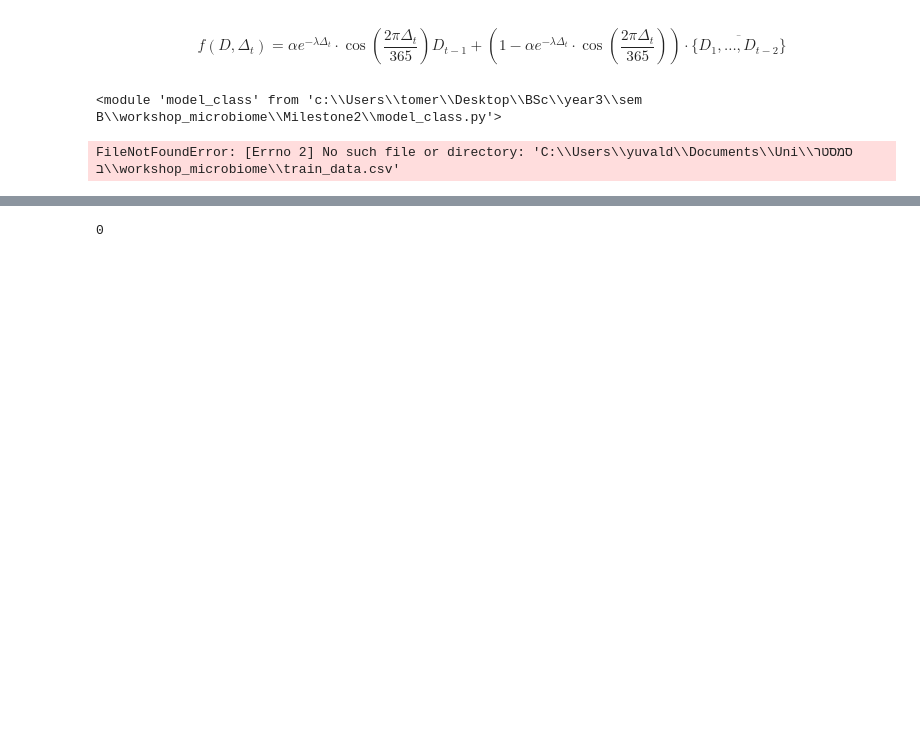
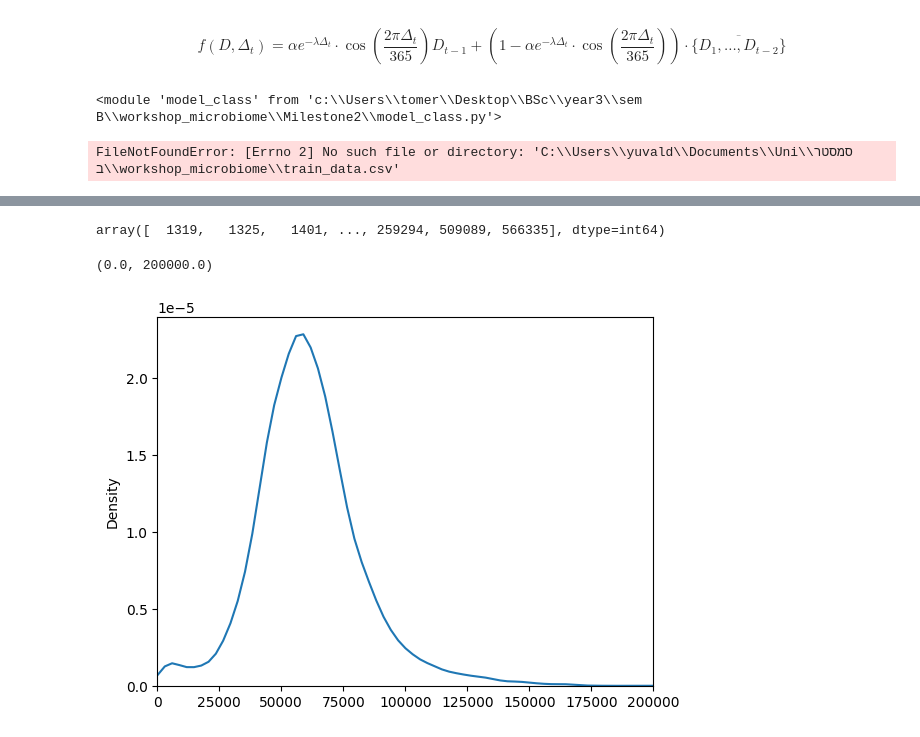
Before and after one commit to yuvaldotan/workshop_microbiome, a Jupyter notebook: Milestone2/model_pipeline.ipynb, the cells around one changed output, grey strips where cells are left out. Cells and saved outputs as stored; diff of their text form; code cells hidden in the pictures; blank space fills up the shorter version.

```diff
--- a/Milestone2/model_pipeline.ipynb
+++ b/Milestone2/model_pipeline.ipynb
@@ -172,4 +70,12 @@ model.baboons = [model.baboons[0]]
-# %%
-model.fit()
-# %% [output]
-0
+# %%
+counts = pd.read_csv(r"count.csv", index_col="library_name")["read_count"].values
+counts.sort()
+counts
+# %% [output]
+array([  1319,   1325,   1401, ..., 259294, 509089, 566335], dtype=int64)
+# %%
+sns.kdeplot(counts)
+plt.xlim(0, 200000)
+# %% [output]
+(0.0, 200000.0)
+[figure, added]
```
Also changed, not shown: parts of 20 cells of this notebook.
